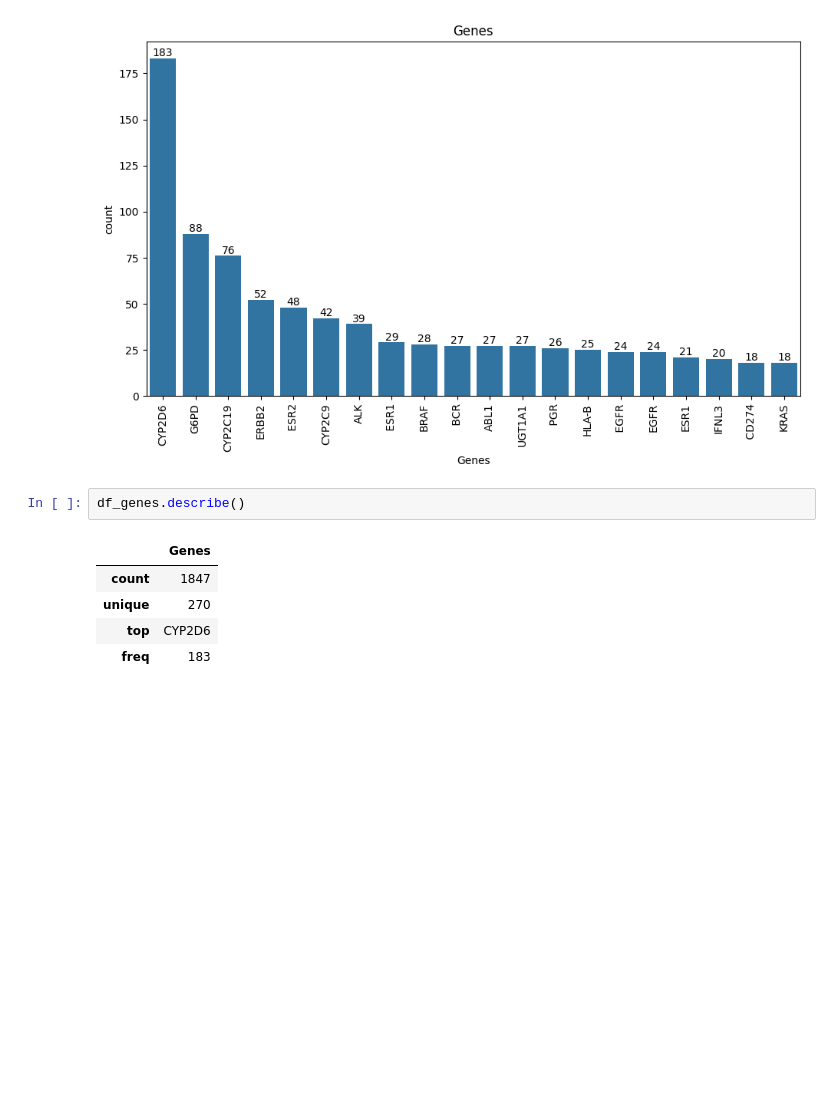
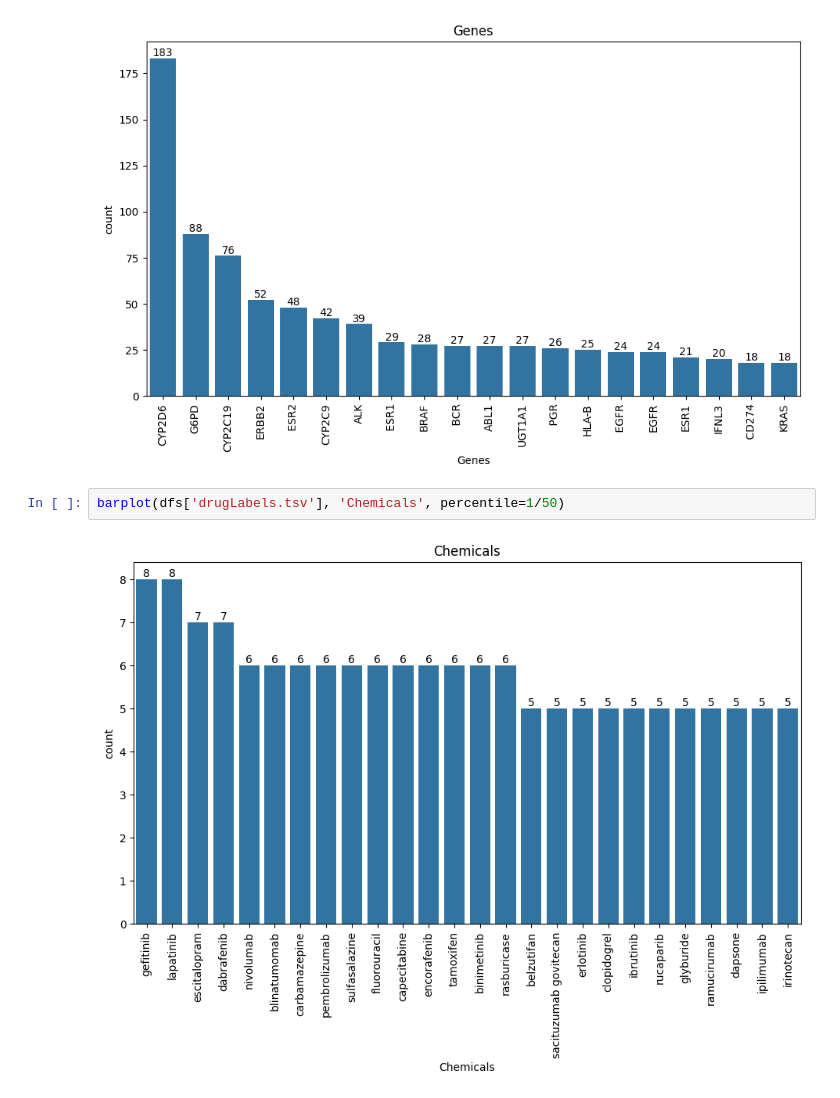
Before and after one commit to IISAS/aipology_data, a Jupyter notebook: data_pharmgkb_druh_label_annotations.ipynb, the cells around one changed output. Drawn from its saved outputs; the diff is of its cells as text; blank space fills up the shorter version.

```diff
--- a/data_pharmgkb_druh_label_annotations.ipynb
+++ b/data_pharmgkb_druh_label_annotations.ipynb
@@ -163,11 +180,7 @@ df_genes
 barplot(df_genes, 'Genes', percentile=1/100)
 # %% [output]
 [figure]
-# %%
-df_genes.describe()
-# %% [output]
-|  | Genes |
-| count | 1847 |
-| unique | 270 |
-| top | CYP2D6 |
-| freq | 183 |
+# %%
+barplot(dfs['drugLabels.tsv'], 'Chemicals', percentile=1/50)
+# %% [output]
+[figure, added]
```
Also changed, not shown: parts of 2 cells of this notebook.
